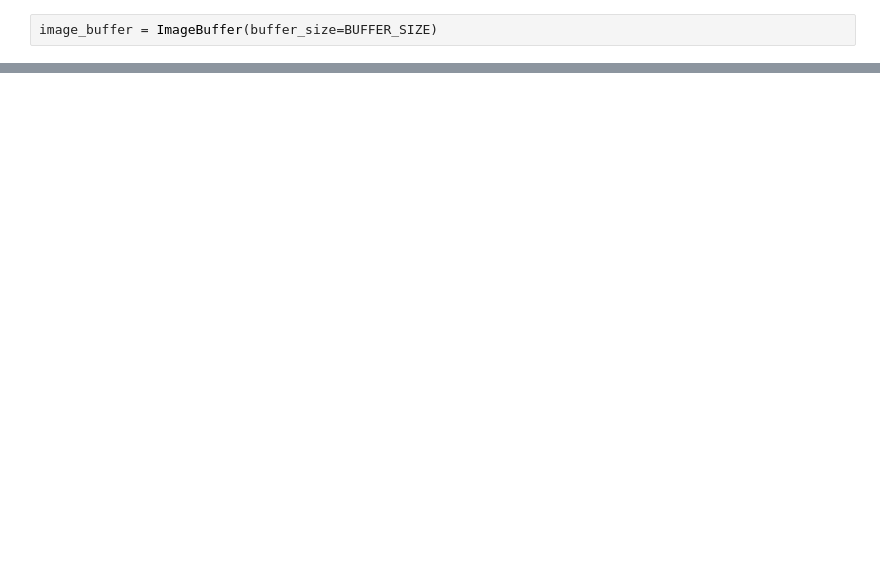
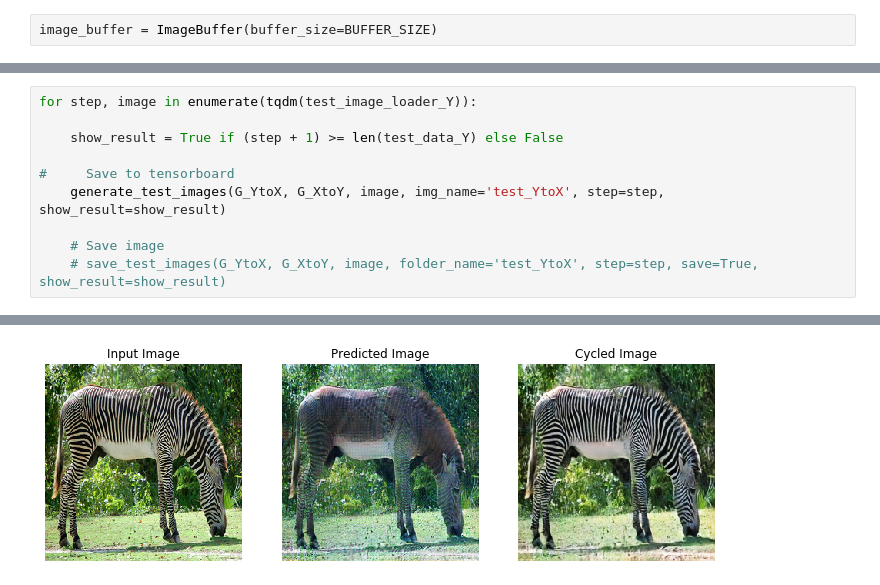
Before and after one commit to henry32144/cyclegan-notebook, a Jupyter notebook: pytorch_cycle_gan.ipynb, the cells around one changed output, grey strips where cells are left out. Saved outputs shown, nothing was run; the diff lists cells and outputs as text; blank space fills up the shorter version.

```diff
--- a/pytorch_cycle_gan.ipynb
+++ b/pytorch_cycle_gan.ipynb
@@ -523,0 +838,11 @@ Start of epoch 7
+# %%
+for step, image in enumerate(tqdm(test_image_loader_Y)):
+
+    show_result = True if (step + 1) >= len(test_data_Y) else False
+
+#     Save to tensorboard
+    generate_test_images(G_YtoX, G_XtoY, image, img_name='test_YtoX', step=step, show_result=show_result)
+
+    # Save image
+    # save_test_images(G_YtoX, G_XtoY, image, folder_name='test_YtoX', step=step, save=True, show_result=show_result)
+# %% [output]
@@ -523,0 +850 @@ Start of epoch 7
+[figure, added]
```
Also changed, not shown: parts of 36 cells of this notebook, 5 other files.
